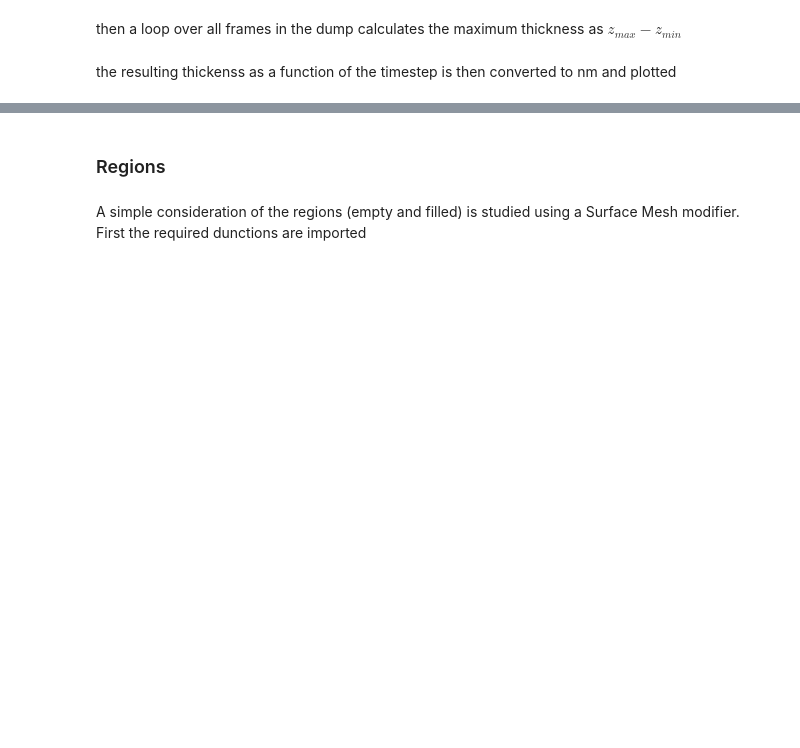
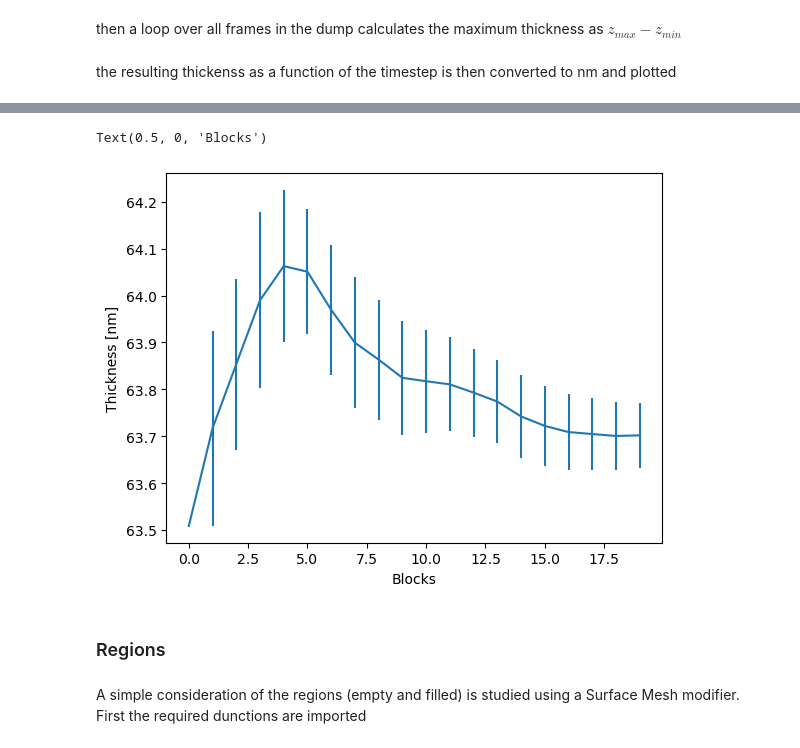
Before and after one commit to Giac97/MScThesis, a Jupyter notebook: Simulations/LAMMPS/Deposit/test2/Observations.ipynb, the cells around one changed output, grey strips where cells are left out. Drawn from its saved outputs; the diff is of its cells as text; code cells hidden in the pictures; blank space fills up the shorter version.

```diff
--- a/Simulations/LAMMPS/Deposit/test2/Observations.ipynb
+++ b/Simulations/LAMMPS/Deposit/test2/Observations.ipynb
@@ -13,3 +20,9 @@ import matplotlib.pyplot as plt
+# %%
+def error(AV,AV2,n):  # Function for statistical uncertainty estimation
+    if n==0:
+        return 0
+    else:
+        return np.sqrt((AV2[n] - AV[n]**2)/n)
 # %% [markdown]
 First the dump from the simulation is imported into the ovito pipeline
 # %%
@@ -39,3 +52,41 @@ plt.grid()
+# %%
+N = 20
+L = pipeline.source.num_frames // N
+ave = np.zeros(N)
+av2 = np.zeros(N)
+
+for i in range(N):
+    sum1 = 0
+    sum2 = 0 #PROVA per far vedere come si può sbagliare ad interpretare il calcolo di A_i^2
+    for j in range(L):
+        k = j+i*L
+        sum1 += thick[k]
+
+    ave[i] = sum1/L     # r_i
+    #av2[i] = sum2/L     # (r_i)^2 #PROVA
+    av2[i] = (ave[i])**2 # (r_i)^2
+
+thick_prog = np.zeros(N)
+thick2_prog = np.zeros(N)
+thickerr_prog = np.zeros(N)
+
+for i in range(N):
+    for j in range(i+1):
+        thick_prog[i] += ave[j] # SUM_{j=0,i} r_j
+        thick2_prog[i] += av2[j] # SUM_{j=0,i} (r_j)^2
+    thick_prog[i]/=(i+1) # Cumulative average
+    thick2_prog[i]/=(i+1) # Cumulative square average
+    thickerr_prog[i] = error(thick_prog,thick2_prog,i) # Statistical uncertainty
+    #av2[i] = sum2/L     # (r_i)^2 #PROVA
+    av2[i] = (ave[i])**2 # (r_i)^2
+# %%
+x = np.arange(N)
+plt.errorbar(x,thick_prog,yerr=thickerr_prog)
+plt.ylabel("Thickness [nm]")
+plt.xlabel("Blocks")
+# %% [output]
+Text(0.5, 0, 'Blocks')
+[figure, added]
 # %% [markdown]
 ### Regions
 # %% [markdown]
```
Also changed, not shown: parts of 10 cells of this notebook, 1 other file.
